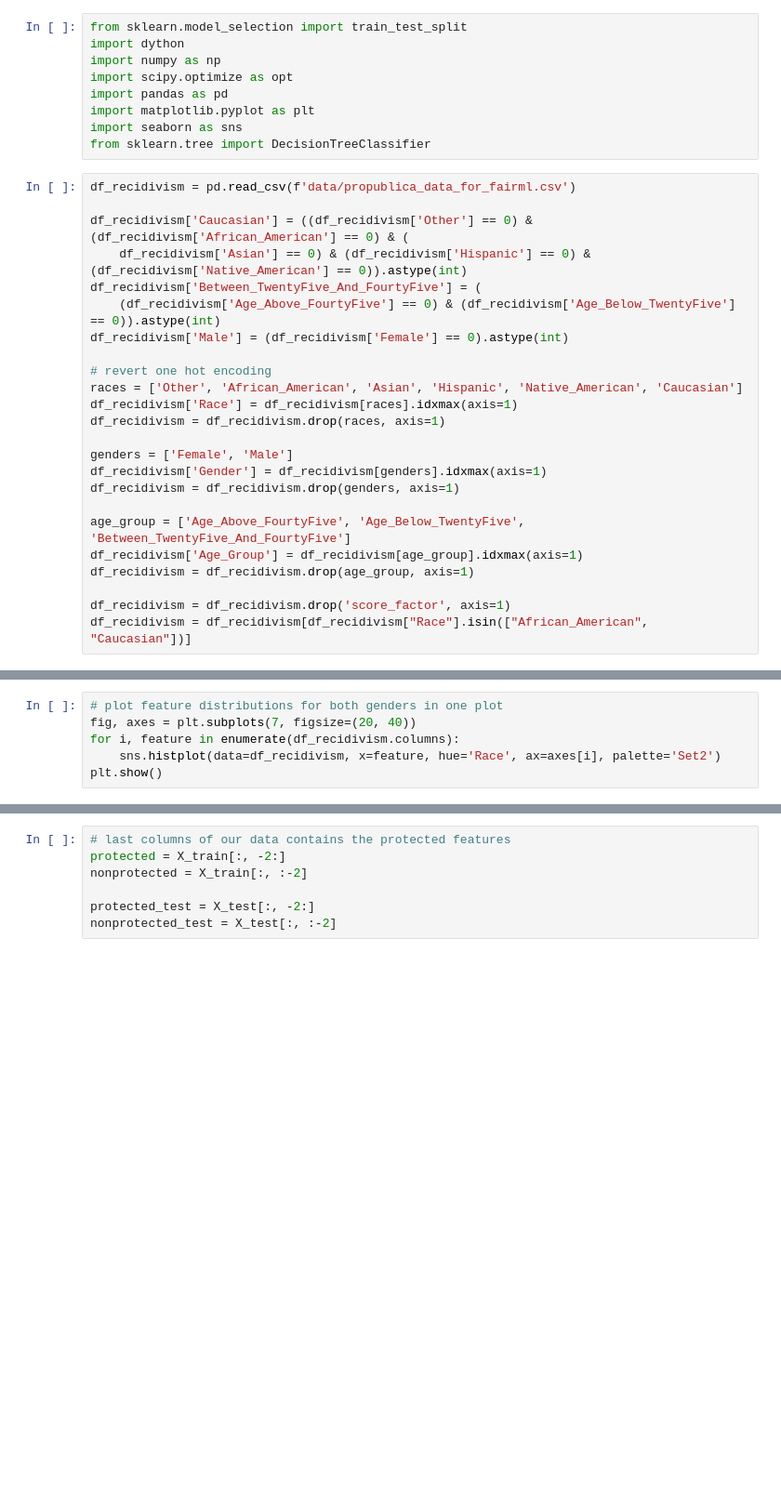
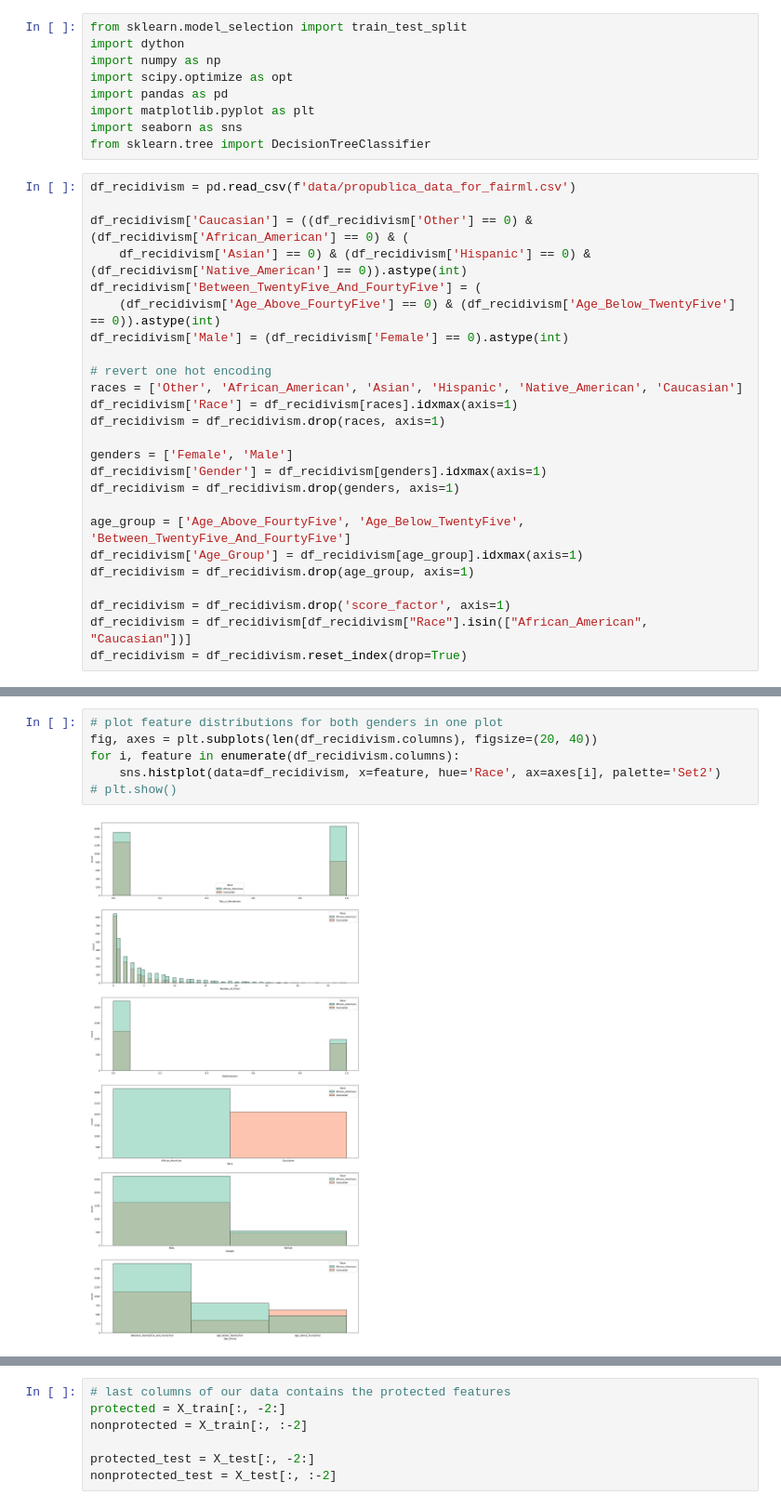
Before and after one commit to sebastianrohr/afae_assignment_2, a Jupyter notebook: exam/exam.ipynb, the cells around one changed output, grey strips where cells are left out. Shown at 93% size. Drawn from its saved outputs; the diff is of its cells as text; blank space fills up the shorter version.

Commit message:
recidivism done, progress on loan default

```diff
--- a/exam/exam.ipynb
+++ b/exam/exam.ipynb
@@ -37,6 +37,7 @@ df_recidivism = df_recidivism.drop(age_group, axis=1)
 
 df_recidivism = df_recidivism.drop('score_factor', axis=1)
 df_recidivism = df_recidivism[df_recidivism["Race"].isin(["African_American", "Caucasian"])]
+df_recidivism = df_recidivism.reset_index(drop=True)
 # %%
 cat_cols = ["Race", "Gender", "Age_Group"]
 dython.nominal.associations(df_recidivism, nominal_columns=cat_cols, mark_columns=True)
@@ -43,9 +63,11 @@ dython.nominal.associations(df_recidivism, nominal_columns=cat_cols, mark_column
 # %%
 # plot feature distributions for both genders in one plot
-fig, axes = plt.subplots(7, figsize=(20, 40))
+fig, axes = plt.subplots(len(df_recidivism.columns), figsize=(20, 40))
 for i, feature in enumerate(df_recidivism.columns):
     sns.histplot(data=df_recidivism, x=feature, hue='Race', ax=axes[i], palette='Set2')
-plt.show()
+# plt.show()
+# %% [output]
+[figure, added]
 # %%
 # one hot encode data
 dummies_df_recividism = pd.get_dummies(df_recidivism, columns=cat_cols, drop_first=True)
```
Also changed, not shown: parts of 49 cells of this notebook.
